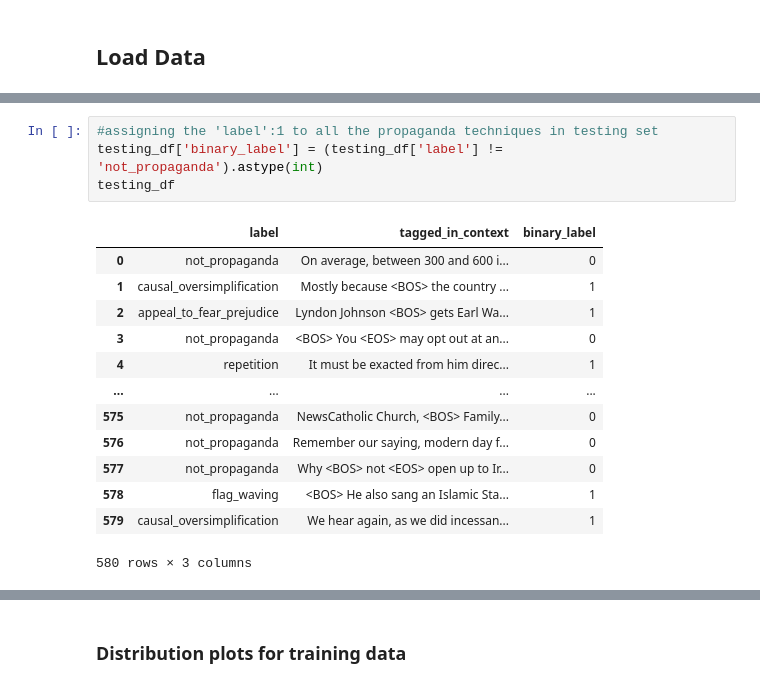
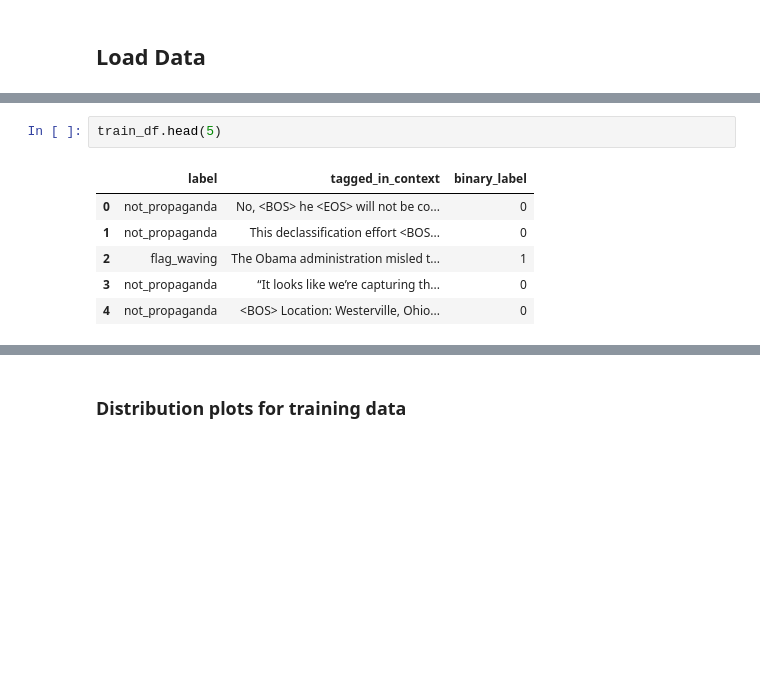
Before and after one commit to bhakuni27/Propaganda-Detection, a Jupyter notebook: PropagandaDetection.ipynb, the cells around one changed output, grey strips where cells are left out. Saved outputs shown, nothing was run; the diff lists cells and outputs as text; blank space fills up the shorter version.

```diff
--- a/PropagandaDetection.ipynb
+++ b/PropagandaDetection.ipynb
@@ -93,18 +81,9 @@ training_df
-# %%
-#assigning the 'label':1 to all the propaganda techniques in testing set
-testing_df['binary_label'] = (testing_df['label'] != 'not_propaganda').astype(int)
-testing_df
-# %% [output]
-|  | label | tagged_in_context | binary_label |
-| 0 | not_propaganda | On average, between 300 and 600 i... | 0 |
-| 1 | causal_oversimplification | Mostly because <BOS> the country ... | 1 |
-| 2 | appeal_to_fear_prejudice | Lyndon Johnson <BOS> gets Earl Wa... | 1 |
-| 3 | not_propaganda | <BOS> You <EOS> may opt out at an... | 0 |
-| 4 | repetition | It must be exacted from him direc... | 1 |
-| ... | ... | ... | ... |
-| 575 | not_propaganda | NewsCatholic Church, <BOS> Family... | 0 |
-| 576 | not_propaganda | Remember our saying, modern day f... | 0 |
-| 577 | not_propaganda | Why <BOS> not <EOS> open up to Ir... | 0 |
-| 578 | flag_waving | <BOS> He also sang an Islamic Sta... | 1 |
-| 579 | causal_oversimplification | We hear again, as we did incessan... | 1 |
-580 rows × 3 columns
+# %%
+train_df.head(5)
+# %% [output]
+|  | label | tagged_in_context | binary_label |
+| 0 | not_propaganda | No, <BOS> he <EOS> will not be co... | 0 |
+| 1 | not_propaganda | This declassification effort <BOS... | 0 |
+| 2 | flag_waving | The Obama administration misled t... | 1 |
+| 3 | not_propaganda | “It looks like we’re capturing th... | 0 |
+| 4 | not_propaganda | <BOS> Location: Westerville, Ohio... | 0 |
```
Also changed, not shown: parts of 15 cells of this notebook.
